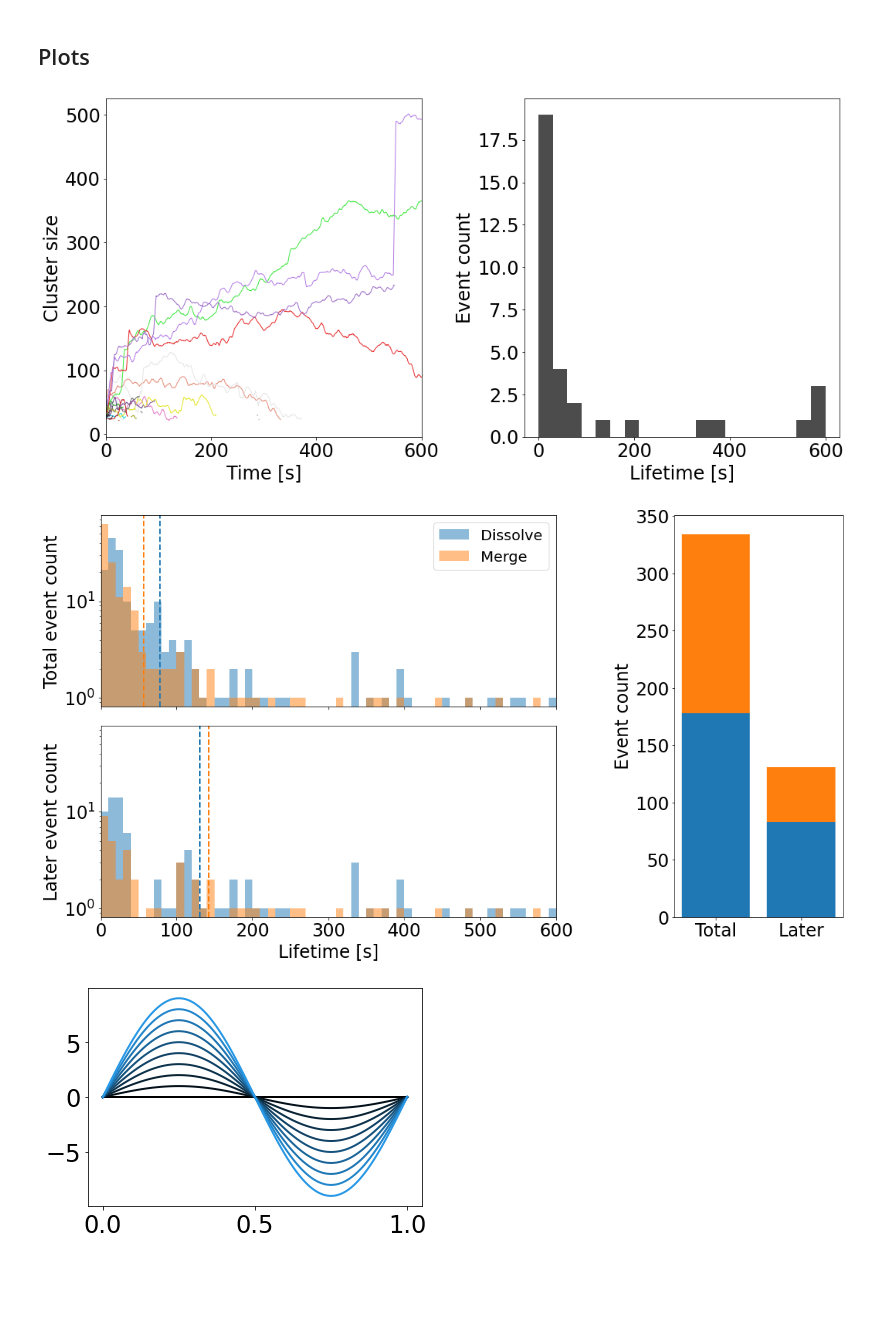
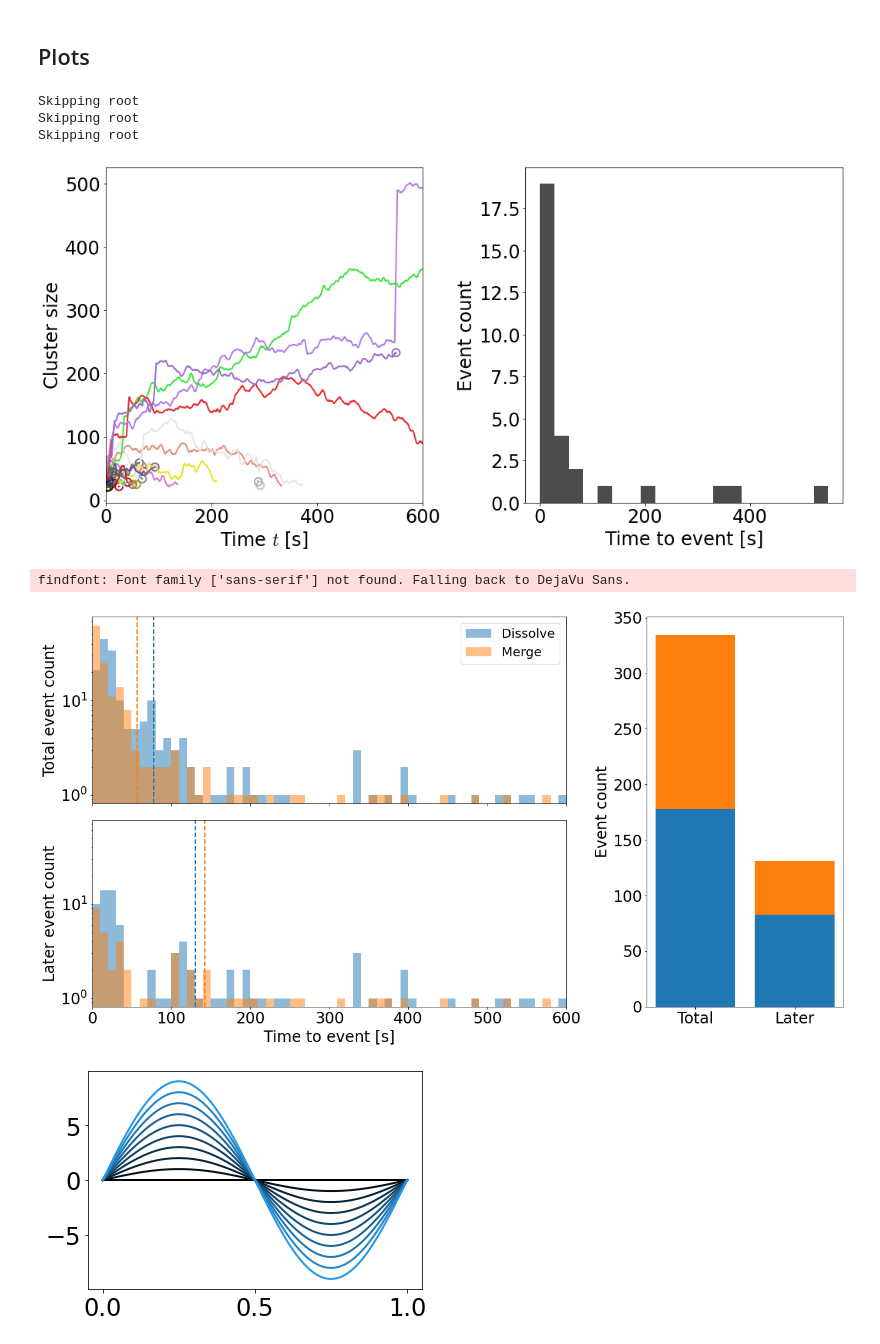
Before and after one commit to palladio11/aLENS_analysis, a Jupyter notebook: notebooks/chromatin_notebooks/Dyn_cond_figs/Figure3.ipynb, the cells around one changed output. Drawn from its saved outputs; the diff is of its cells as text; code cells hidden in the pictures; blank space fills up the shorter version.

Commit message:
Improved figure 5

```diff
--- a/notebooks/chromatin_notebooks/Dyn_cond_figs/Figure3.ipynb
+++ b/notebooks/chromatin_notebooks/Dyn_cond_figs/Figure3.ipynb
@@ -269,13 +270,14 @@ def get_lifetimes(branch_roots, min_time = 0, min_length = 0):
 
     return lifetime_list
 
-def plot_branches(axarr, branch_roots, window_size=10, color = 'tab:blue'):
+def plot_branches(axarr, full_time_arr, branch_roots, window_size=10, color = 'tab:blue'):
     time_list = []
     base_color_hsv = mcolors.rgb_to_hsv(color)
     base_color_hsv[2] = .9
     color_step = .8 / len(branch_roots)
 
     for i, root in enumerate(branch_roots):
+
         color_hsv = base_color_hsv.copy()
         color_hsv[2] = base_color_hsv[2] - (color_step*i)
         branch_color = mcolors.hsv_to_rgb(color_hsv)
@@ -283,12 +285,19 @@ def plot_branches(axarr, branch_roots, window_size=10, color = 'tab:blue'):
         l_branch = root.get_largest_branch()
         size_arr = np.zeros(len(l_branch))
         time_arr = np.zeros(len(l_branch))
-        for i, clust in enumerate(l_branch):
-            size_arr[i] = len(clust.part_ids)
-            time_arr[i] = clust.time
+        for j, clust in enumerate(l_branch):
+            size_arr[j] = len(clust.part_ids)
+            time_arr[j] = clust.time
 
         size_arr_smooth = uniform_filter1d(size_arr, size=window_size)
-        _ = axarr.plot(time_arr, size_arr_smooth, linestyle='-', linewidth=1, color=branch_color)
+        _ = axarr.plot(time_arr, size_arr_smooth, linestyle='-', linewidth=2, color=branch_color)
+        if i > 0:
+            _ = axarr.scatter(time_arr[0], size_arr_smooth[0],  marker='o', linewidth=2, s=100, facecolor="none", edgecolor=branch_color)
+
+        if root.time == full_time_arr[-1]:
+            print('Skipping root')
+            # Skip, this is not a real event
+            continue
         time_list += [time_arr[0]-time_arr[-1]]
     return time_list
 # %% [markdown]
@@ -345,19 +354,24 @@ for tree, color in zip(trees, tableau10_colors):
     tree.update_branch_roots()
     branch_roots = tree.get_branch_roots()
     merge_events += len(branch_roots)
-    time_list += plot_branches(axarr[0], branch_roots, color=color)
+    time_list += plot_branches(axarr[0], time_arr, branch_roots, color=color)
 
-_ = axarr[0].set_xlabel('Time [s]')
+_ = axarr[0].set_xlabel('Time $t$ [s]')
 _ = axarr[0].set_ylabel('Cluster size')
+# _ = axarr[0].set_xscale('log')
+# _ = axarr[0].set_xlim(0.5, 600)
 _ = axarr[0].set_xlim(0, 600)
 
 _ = axarr[1].hist(time_list, bins=20, color='black', alpha=.7)
 _ = axarr[1].set_ylabel('Event count')
-_ = axarr[1].set_xlabel('Lifetime [s]')
+_ = axarr[1].set_xlabel('Time to event [s]')
 fig.tight_layout()
-fig.savefig('Figure3/branch_size.png', dpi=600)
+fig.savefig('Figure3/branch_size.png', dpi=600, bbox_inches='tight')
 # %% [output]
+Skipping root
+Skipping root
+Skipping root
-[figure, old version]
+[figure, new version]
 # %%
 # Total events
 end_time = 600
@@ -402,35 +416,37 @@ fig = plt.figure(figsize=(18, 10))
 axarr = [fig.add_subplot(gs[0, 0:2])]
 
 fig.subplots_adjust(hspace=0.1, wspace=0.7)
 axarr += [fig.add_subplot(gs[1, :2], sharex=axarr[0], sharey=axarr[0]), fig.add_subplot(gs[:, 2:])]
 
 _ = axarr[0].hist(dissolve_lifetime_total_list, bins=60, label='Dissolve', alpha=.5, range=(0, 600))
 _ = axarr[0].hist(merge_lifetime_total_list, bins=60, label='Merge', alpha=.5, range=(0, 600))
 _ = axarr[0].axvline(np.mean(dissolve_lifetime_total_list), color='C0', linestyle='--')
 _ = axarr[0].axvline(np.mean(merge_lifetime_total_list), color='C1', linestyle='--')
 _ = axarr[0].legend()
 _ = axarr[0].set_yscale('log')
 _ = axarr[0].set_ylabel('Total event count')
 _ = axarr[0].set_xlim(0, 600)
 
 
 _ = axarr[1].set_ylabel('Later event count')
 _ = axarr[1].hist(dissolve_lifetime_later_list, bins=60, label='Dissolve', alpha=.5, range=(0, 600))
 _ = axarr[1].hist(merge_lifetime_later_list, bins=60, label='Merge', alpha=.5, range=(0, 600))
 _ = axarr[1].axvline(np.mean(dissolve_lifetime_later_list), color='C0', linestyle='--')
 _ = axarr[1].axvline(np.mean(merge_lifetime_later_list), color='C1', linestyle='--')
-_ = axarr[1].set_xlabel('Lifetime [s]')
+_ = axarr[1].set_xlabel('Time to event [s]')
 
 _ = axarr[2].bar(['Total', 'Later'], [np.size(dissolve_lifetime_total_list), np.size(dissolve_lifetime_later_list)], color=['tab:blue', 'tab:blue'])
 _ = axarr[2].bar(['Total', 'Later'], [np.size(merge_lifetime_total_list), np.size(merge_lifetime_later_list)], bottom=[np.size(dissolve_lifetime_total_list), np.size(dissolve_lifetime_later_list)], color=['tab:orange', 'tab:orange'])
 _ = axarr[2].set_ylabel('Event count')
 
 _ = plt.setp(axarr[0].get_xticklabels(), visible=False)
 # axarr[0].label_outer()
+fig.tight_layout()
 
 fig.savefig('Figure3/lifetime_histograms.png', dpi=600, bbox_inches='tight')
 # %% [output]
+findfont: Font family ['sans-serif'] not found. Falling back to DejaVu Sans.
-[figure, old version]
+[figure, new version]
 # %%
 import matplotlib.colors as mcolors
 
```
Also changed, not shown: parts of 1 cell of this notebook, 2 other files.
